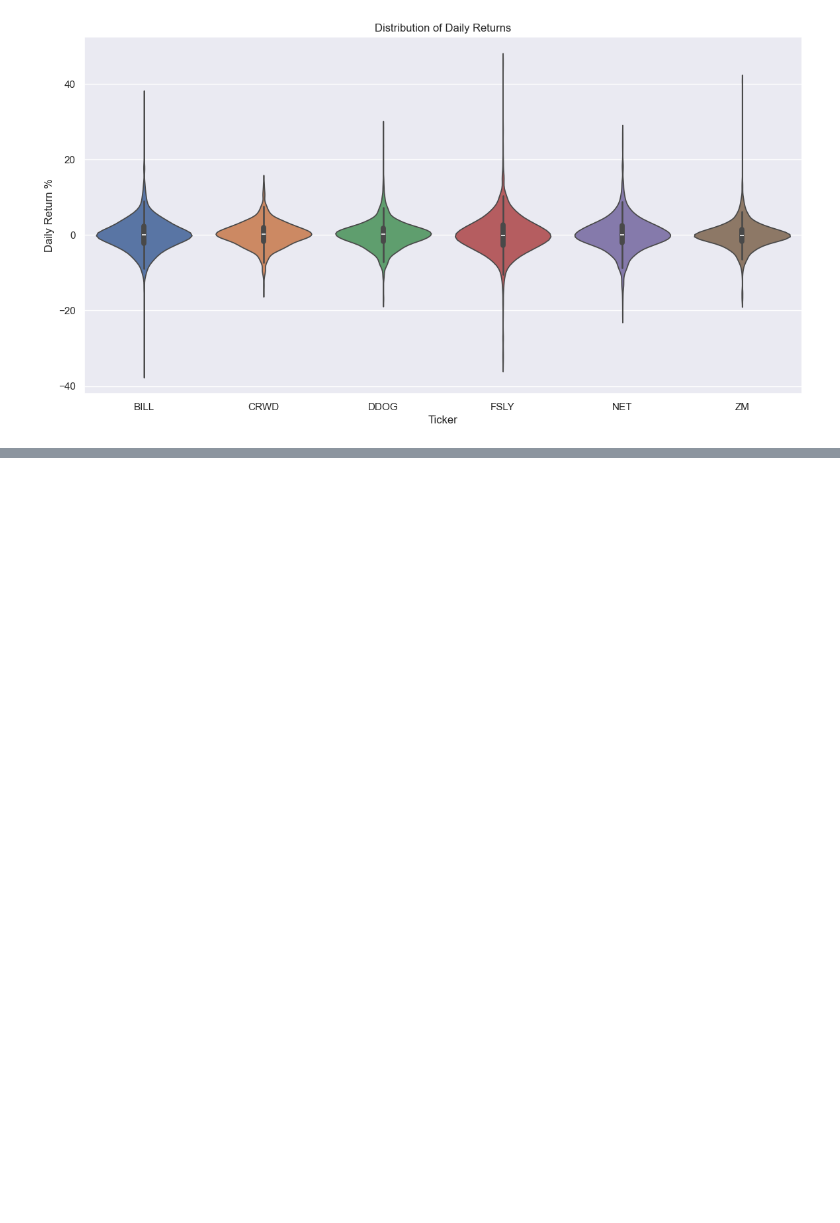
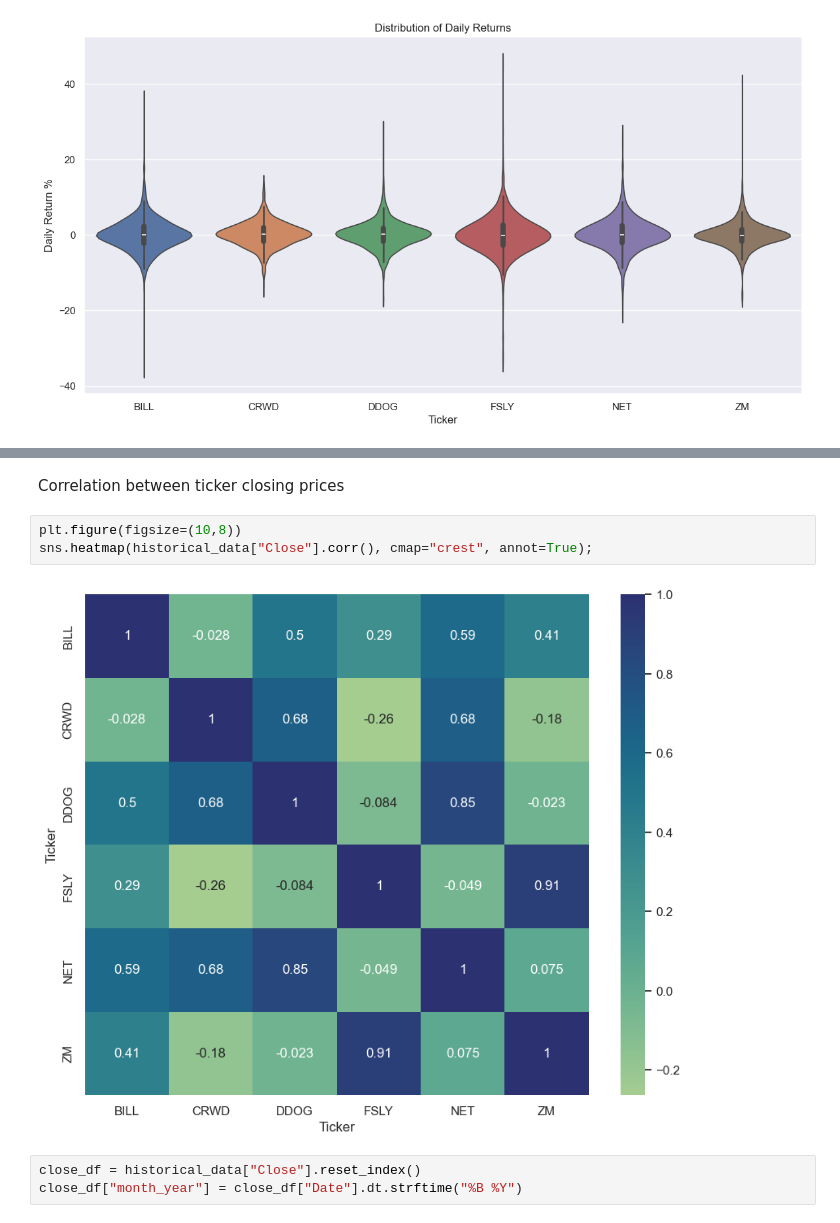
Before and after one commit to msicrow/SaaS-Stock-Prediction, a Jupyter notebook: EDA.ipynb, the cells around one changed output, grey strips where cells are left out. Drawn from its saved outputs; the diff is of its cells as text; blank space fills up the shorter version.

```diff
--- a/EDA.ipynb
+++ b/EDA.ipynb
@@ -129,0 +133,10 @@ vol_df
+# %% [markdown]
+Correlation between ticker closing prices
+# %%
+plt.figure(figsize=(10,8))
+sns.heatmap(historical_data["Close"].corr(), cmap="crest", annot=True);
+# %% [output]
+[figure, added]
+# %%
+close_df = historical_data["Close"].reset_index()
+close_df["month_year"] = close_df["Date"].dt.strftime("%B %Y")
```
Also changed, not shown: parts of 12 cells of this notebook.
